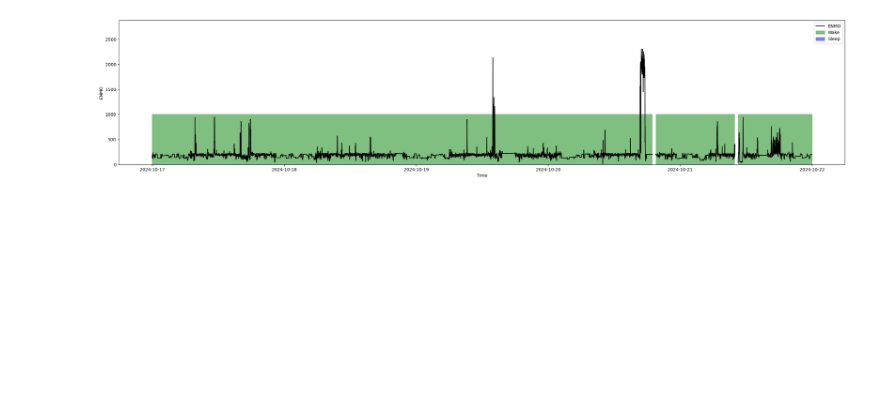
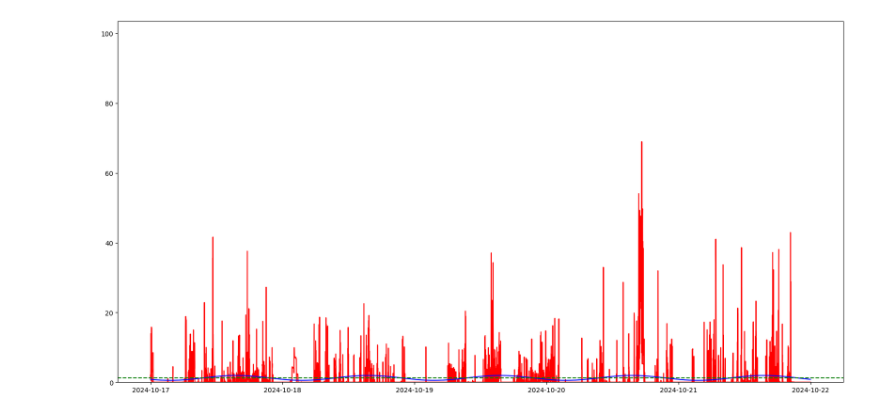
Before and after one commit to ADAMMA-CDHI-ETH-Zurich/CosinorAge, a Jupyter notebook: examples/galaxy_example.ipynb, the cells around one changed output. Saved outputs shown, nothing was run; the diff lists cells and outputs as text; code cells hidden in the pictures; blank space fills up the shorter version.

```diff
--- a/examples/galaxy_example.ipynb
+++ b/examples/galaxy_example.ipynb
@@ -74,7 +73,7 @@ features.plot_cosinor(multiday=True)
-# %%
-features.plot_sleep_predictions(simple=False)
-# %% [output]
-[figure, removed]
+# %%
+plot_cosinor(features, multiday=True)
+# %% [output]
+[figure, added]
 # %%
 features.get_cosinor_features()[1]
 # %% [output]
```
Also changed, not shown: parts of 12 cells of this notebook, 7 other files.
